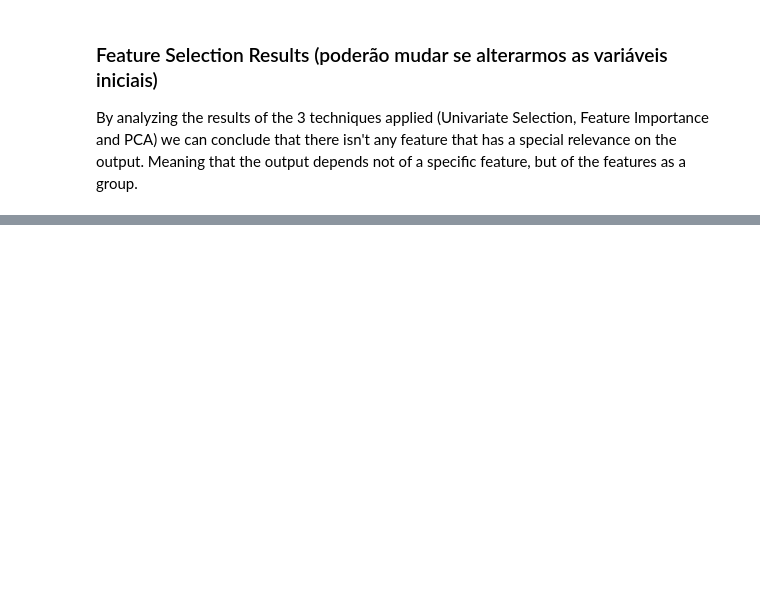
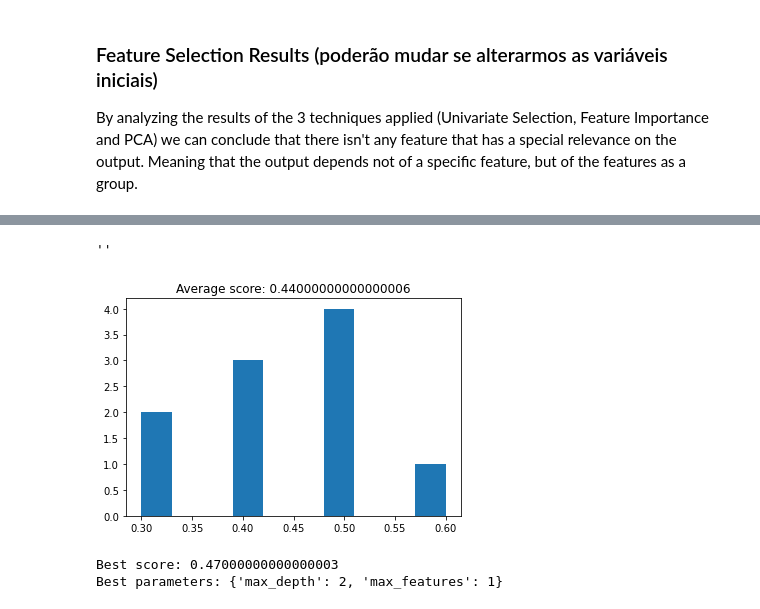
Before and after one commit to Revuj/FEUP-IART-PROJ2, a Jupyter notebook: IART-PROJECT.ipynb, the cells around one changed output, grey strips where cells are left out. Saved outputs shown, nothing was run; the diff lists cells and outputs as text; code cells hidden in the pictures; blank space fills up the shorter version.

```diff
--- a/IART-PROJECT.ipynb
+++ b/IART-PROJECT.ipynb
@@ -1036,0 +1121,30 @@ By analyzing the results of the 3 techniques applied (Univariate Selection, Feat
+# %%
+decision_tree_classifier = DecisionTreeClassifier(max_depth=1)
+
+cv_scores = cross_val_score(decision_tree_classifier, all_inputs, all_labels, cv=10)
+plt.hist(cv_scores)
+plt.title('Average score: {}'.format(np.mean(cv_scores)))
+;
+# %% [output]
+''
+[figure, added]
+# %%
+from sklearn.model_selection import GridSearchCV
+
+decision_tree_classifier = DecisionTreeClassifier()
+
+parameter_grid = {'max_depth': [1, 2, 3, 4, 5],
+                  'max_features': [1, 2, 3, 4]}
+
+cross_validation = StratifiedKFold(n_splits=10)
+
+grid_search = GridSearchCV(decision_tree_classifier,
+                           param_grid=parameter_grid,
+                           cv=cross_validation)
+
+grid_search.fit(all_inputs, all_labels)
+print('Best score: {}'.format(grid_search.best_score_))
+print('Best parameters: {}'.format(grid_search.best_params_))
+# %% [output]
+Best score: 0.47000000000000003
+Best parameters: {'max_depth': 2, 'max_features': 1}
```
Also changed, not shown: parts of 14 cells of this notebook.
